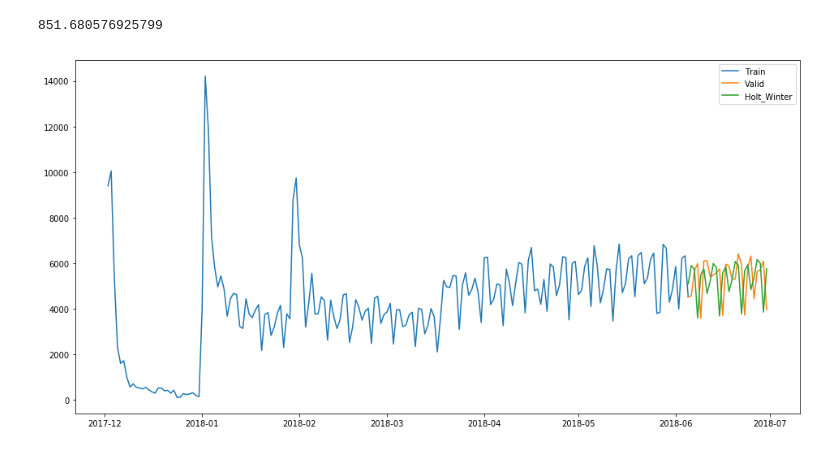
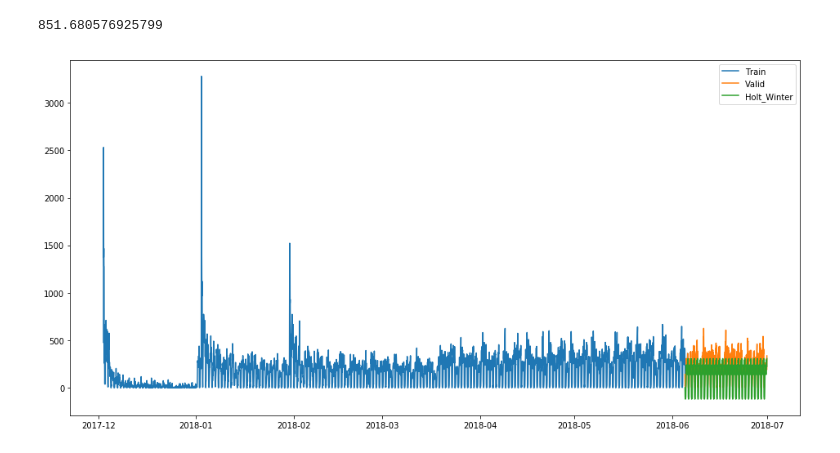
Before and after one commit to HarshalSanap/GEOG-594-Big-Data-Science, a Jupyter notebook: Rider Traffic Prediction.ipynb, the cells around one changed output. Drawn from its saved outputs; the diff is of its cells as text; code cells hidden in the pictures.

```diff
--- a/Rider Traffic Prediction.ipynb
+++ b/Rider Traffic Prediction.ipynb
@@ -349,20 +349,23 @@ rms = sqrt(mean_squared_error(valid.Count, y_hat_avg.Holt_linear))
 print(rms)
 # %% [output]
 851.680576925799
+# %%
+Train = hourly_raw.loc['2017-12-2':'2018-06-05']
+valid=hourly_raw.loc['2018-06-05':]
 # %%
 # fitting the model on training dataset and validating it against the validation set
 y_hat_avg = valid.copy()
-fit1 = ExponentialSmoothing(np.asarray(Train['Count']) ,seasonal_periods=7 ,trend='add', seasonal='add',).fit()
+fit1 = ExponentialSmoothing(np.asarray(Train['Count']) ,seasonal_periods=24 ,trend='add', seasonal='add',).fit()
 # As our dataset is daily we consider seasonal period as a week thereby we use the value 7.
 # or In our case the periodicity is 7 since it is daily time series and will repeat after every 7 days.
 # more at https://otexts.org/fpp2/holt-winters.html
 y_hat_avg['Holt_Winter'] = fit1.forecast(len(valid))
 plt.figure(figsize=(16,8))
 plt.plot( Train['Count'], label='Train')
 plt.plot(valid['Count'], label='Valid')
 plt.plot(y_hat_avg['Holt_Winter'], label='Holt_Winter')
 plt.legend(loc='best')
 plt.show()
 # %% [output]
-[figure, old version]
+[figure, new version]
 # %%
```
Also changed, not shown: parts of 6 cells of this notebook.
